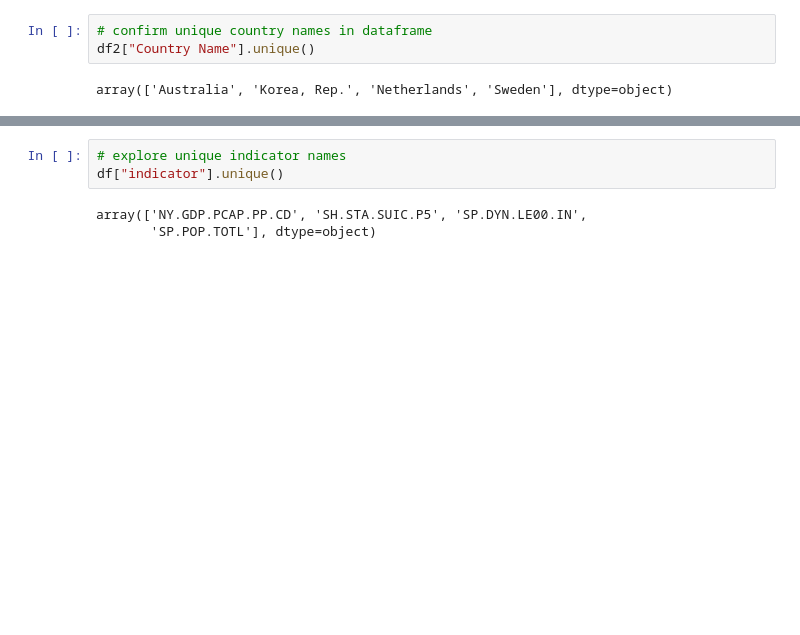
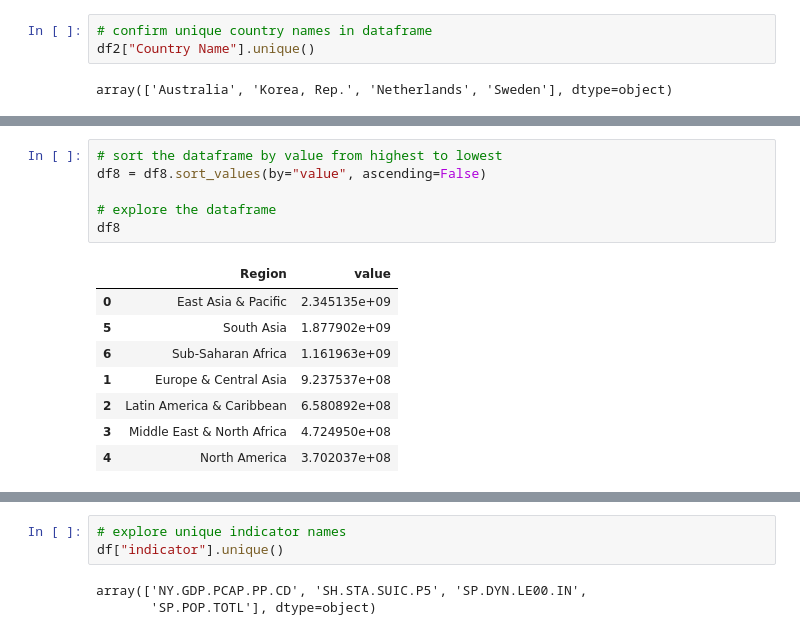
Before and after one commit to davidsadovy/data690_fall2022, a Jupyter notebook: assignment_07/assignment_07.ipynb, the cells around one changed output, grey strips where cells are left out. Drawn from its saved outputs; the diff is of its cells as text; blank space fills up the shorter version.

```diff
--- a/assignment_07/assignment_07.ipynb
+++ b/assignment_07/assignment_07.ipynb
@@ -146,0 +180,15 @@ fig.show()
+# %%
+# sort the dataframe by value from highest to lowest
+df8 = df8.sort_values(by="value", ascending=False)
+
+# explore the dataframe
+df8
+# %% [output]
+|  | Region | value |
+| 0 | East Asia & Pacific | 2.345135e+09 |
+| 5 | South Asia | 1.877902e+09 |
+| 6 | Sub-Saharan Africa | 1.161963e+09 |
+| 1 | Europe & Central Asia | 9.237537e+08 |
+| 2 | Latin America & Caribbean | 6.580892e+08 |
+| 3 | Middle East & North Africa | 4.724950e+08 |
+| 4 | North America | 3.702037e+08 |
```
Also changed, not shown: parts of 21 cells of this notebook.
